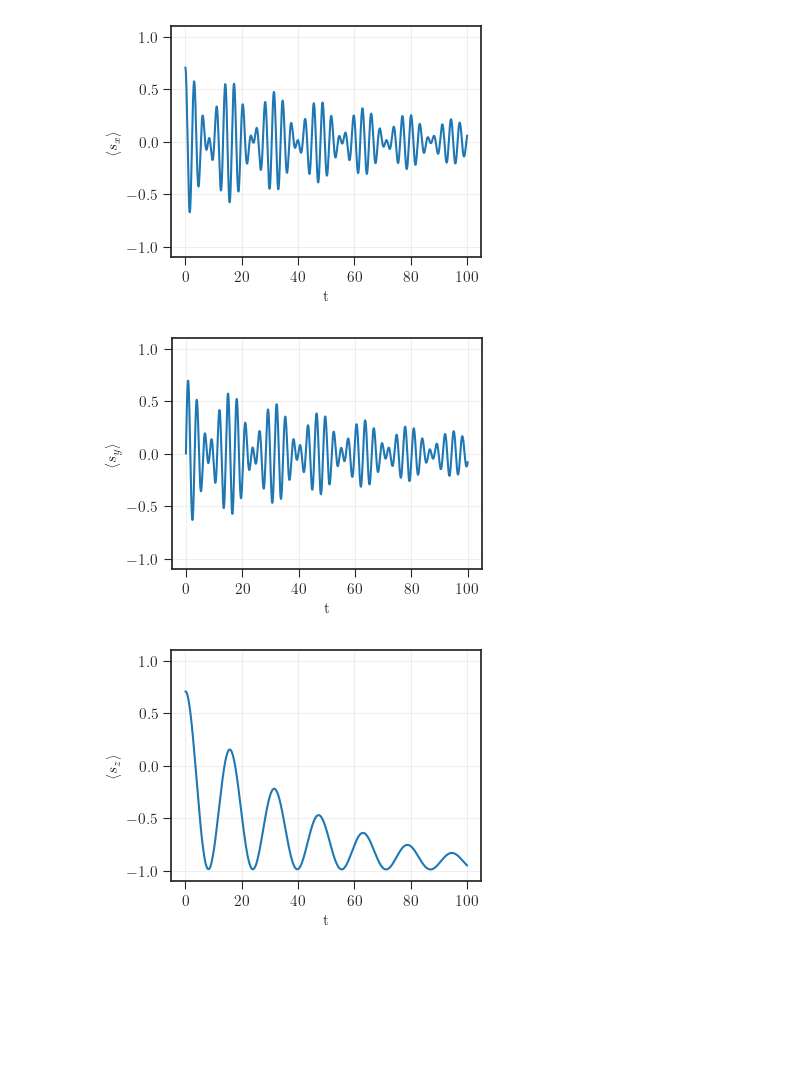
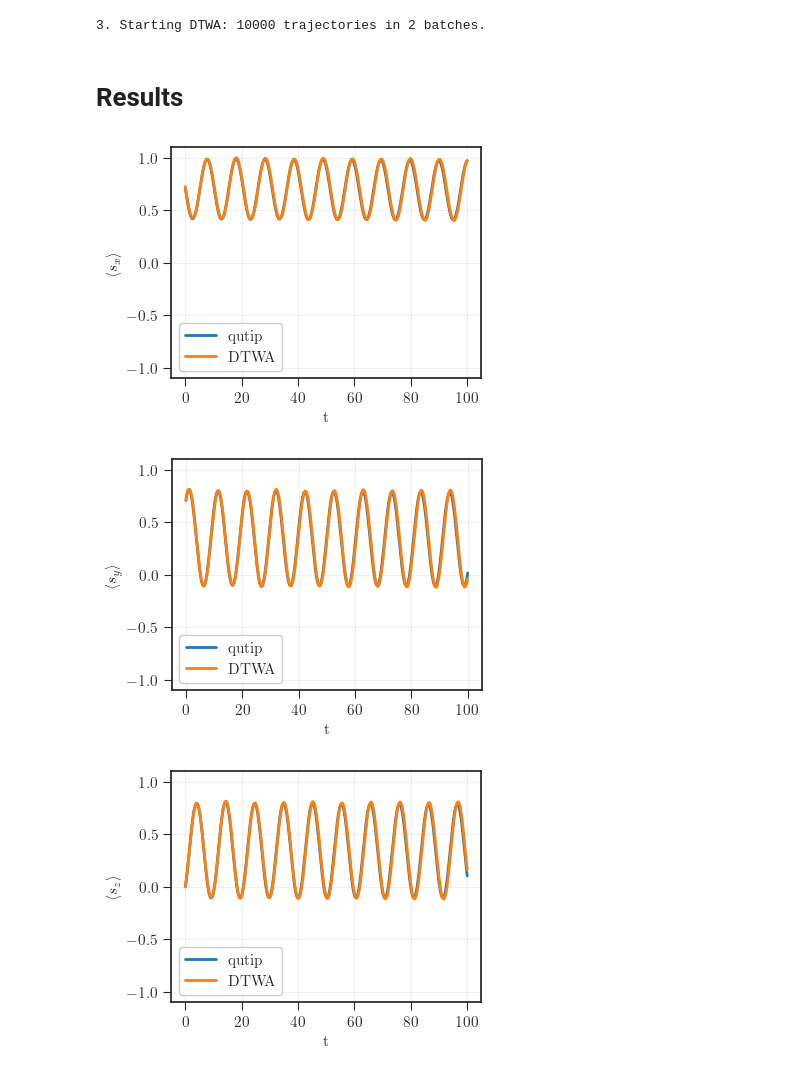
Before and after one commit to juardilag/twa_py, a Jupyter notebook: lossy_boson_test.ipynb, the cells around one changed output. Cells and saved outputs as stored; diff of their text form; code cells hidden in the pictures; blank space fills up the shorter version.

Commit message:
new results

```diff
--- a/lossy_boson_test.ipynb
+++ b/lossy_boson_test.ipynb
@@ -14,39 +7,90 @@ res = solve_dynamics(Bx=0, By=0, Bz=2.0, wa=2, g=0.2, kappa=0.05, times=times, r
+# %%
+# 1. Physical Parameters (Mapped from QuTiP)
+omega_0 = 1.0    # wa in QuTiP
+kappa = 0.03      # Loss rate
+g = 0.03        # Coupling strength
+kBT = 1.0       # Near-zero temperature (vacuum limit)
+B_field = jnp.array([0.5, 0.25, 0.25])
+
+# 2. Simulation Grid
+t_max = 100
+num_steps = 5000
+t_grid = jnp.linspace(0, t_max, num_steps)
+
+N = 50
+
+v_init = [1, 1, 0]
+rho0 = get_initial_state(v_init, N)
+
+# Qutip
+res = solve_dynamics_thermal(Bx=B_field[0], By=B_field[1], Bz=B_field[2], wa=omega_0, g=g, kappa=kappa, kBT = kBT, times=t_grid, rho0=rho0, N = N)
+
+# TWA
+n_trajectories = 10_000 # DTWA needs large N for convergence
+master_key = jax.random.PRNGKey(42)
+keys = jax.random.split(master_key, n_trajectories)
+
+twa_results = run_twa_bundle(
+    keys=keys,
+    t_grid=t_grid,
+    omega_0=omega_0,
+    kappa=kappa,
+    kBT=kBT,
+    B_field=B_field,
+    g=g,
+    initial_direction=jnp.array(v_init),
+    batch_size=5000
+)
+# %% [output]
+3. Starting DTWA: 10000 trajectories in 2 batches.
+# %% [markdown]
+# Results
 # %%
 t_list = res.times
 expect_x = res.expect[0]
 expect_y = res.expect[1]
 expect_z = res.expect[2]
 boson_num = res.expect[3]
+
+expect_x_twa = twa_results[:, 0]
+expect_y_twa = twa_results[:, 1]
+expect_z_twa = twa_results[:, 2]
 # %%
 plt.style.use(['seaborn-v0_8-white', './style.mplstyle'])
 fig, ax = plt.subplots(1, figsize=(4, 3))
-plt.plot(t_list, expect_x, label=r'$\langle \sigma_x \rangle$')
+plt.plot(t_list, expect_x, label = 'qutip', linewidth = 2)
+plt.plot(t_grid, expect_x_twa, label = 'DTWA', linewidth = 2)
 plt.xlabel('t')
 plt.ylabel(r'$\langle s_x \rangle$')
+plt.legend()
 plt.ylim(-1.1, 1.1)
 plt.grid(alpha = 0.3)
 plt.show()
 # %% [output]
-[figure, old version]
+[figure, new version]
 # %%
 plt.style.use(['seaborn-v0_8-white', './style.mplstyle'])
 fig, ax = plt.subplots(1, figsize=(4, 3))
-plt.plot(t_list, expect_y, label=r'$\langle \sigma_x \rangle$')
+plt.plot(t_list, expect_y, label = 'qutip', linewidth = 2)
+plt.plot(t_grid, expect_y_twa, label = 'DTWA', linewidth = 2)
 plt.xlabel('t')
 plt.ylabel(r'$\langle s_y \rangle$')
 plt.ylim(-1.1, 1.1)
+plt.legend()
 plt.grid(alpha = 0.3)
 plt.show()
 # %% [output]
-[figure, old version]
+[figure, new version]
 # %%
 plt.style.use(['seaborn-v0_8-white', './style.mplstyle'])
 fig, ax = plt.subplots(1, figsize=(4, 3))
-plt.plot(t_list, expect_z, label=r'$\langle \sigma_x \rangle$')
+plt.plot(t_list, expect_z, label = 'qutip', linewidth = 2)
+plt.plot(t_list, expect_z_twa, label = 'DTWA', linewidth = 2)
 plt.xlabel('t')
+plt.ylim(-1.1, 1.1)
 plt.ylabel(r'$\langle s_z \rangle$')
-plt.ylim(-1.1, 1.1)
+plt.legend()
 plt.grid(alpha = 0.3)
 plt.show()
 # %% [output]
-[figure, old version]
+[figure, new version]
```
Also changed, not shown: parts of 3 cells of this notebook.
